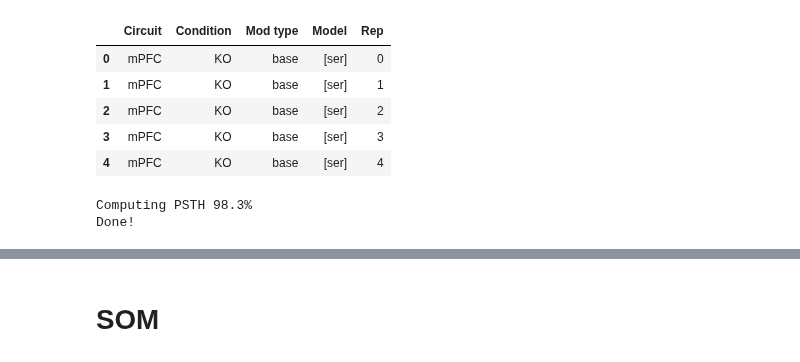
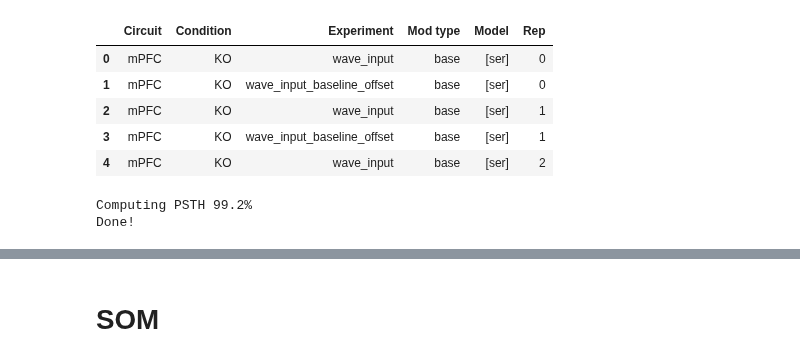
Before and after one commit to nauralcodinglab/raphegif, a Jupyter notebook: figs/scripts/writeup/illustrate_wave.ipynb, the cells around one changed output, grey strips where cells are left out. Cells and saved outputs as stored; diff of their text form; code cells hidden in the pictures.

```diff
--- a/figs/scripts/writeup/illustrate_wave.ipynb
+++ b/figs/scripts/writeup/illustrate_wave.ipynb
@@ -33,47 +33,50 @@ def infer_gaba_condition(dir_name):
         raise ValueError('Unrecognized GABA condition {}'.format(dir_name))
     return condition
 # %%
-DATA_PATH = os.path.join('data', 'simulations', 'GIF_network', 'wave_input')
+DATA_PATH = os.path.join('data', 'simulations', 'GIF_network')
 
-sim_dict = {'Circuit': [], 'Mod type': [], 'Condition': [], 'Rep': [], 'Model': []}
+sim_dict = {'Circuit': [], 'Mod type': [], 'Condition': [], 'Rep': [], 'Model': [], 'Experiment': []}
 
+experiments = ['wave_input', 'wave_input_baseline_offset']
 network_models = [
     'DRN_subsample_base',
     'mPFC_base'
 ]
 
-for network_model in network_models:
-    for gaba_condition in os.listdir(os.path.join(DATA_PATH, network_model)):
-        for fname in os.listdir(os.path.join(DATA_PATH, network_model, gaba_condition)):
-            if fname.endswith(('hdf5', 'h5')):
+for experiment in experiments:
+    for network_model in network_models:
+        for gaba_condition in os.listdir(os.path.join(DATA_PATH, experiment, network_model)):
+            for fname in os.listdir(os.path.join(DATA_PATH, experiment, network_model, gaba_condition)):
+                if fname.endswith(('hdf5', 'h5')):
 
-                sim_dict['Circuit'].append(
-                    re.search(r'(DRN|mPFC)_(.*)', network_model).groups()[-2]
-                )
-                sim_dict['Mod type'].append(
-                    re.search(r'(DRN|mPFC)_(.*)', network_model).groups()[-1]
-                )
-                sim_dict['Condition'].append(infer_gaba_condition(gaba_condition))
-                sim_dict['Rep'].append(
-                    int(re.search(r'rep([0-9]+)', fname).groups()[-1])
-                )
-                sim_dict['Model'].append(
-                    GIFnet_Simulation(
-                        os.path.join(DATA_PATH, network_model, gaba_condition, fname),
-                        mode = 'r'
+                    sim_dict['Experiment'].append(experiment)
+                    sim_dict['Circuit'].append(
+                        re.search(r'(DRN|mPFC)_(.*)', network_model).groups()[-2]
                     )
-                )
+                    sim_dict['Mod type'].append(
+                        re.search(r'(DRN|mPFC)_(.*)', network_model).groups()[-1]
+                    )
+                    sim_dict['Condition'].append(infer_gaba_condition(gaba_condition))
+                    sim_dict['Rep'].append(
+                        int(re.search(r'rep([0-9]+)', fname).groups()[-1])
+                    )
+                    sim_dict['Model'].append(
+                        GIFnet_Simulation(
+                            os.path.join(DATA_PATH, experiment, network_model, gaba_condition, fname),
+                            mode = 'r'
+                        )
+                    )
 
 sim_df = pd.DataFrame(sim_dict).sort_values(['Mod type', 'Condition', 'Rep'])
 sim_df.reset_index(inplace=True, drop=True)
 sim_df.head()
 # %% [output]
-|  | Circuit | Condition | Mod type | Model | Rep |
-| 0 | mPFC | KO | base | [ser] | 0 |
-| 1 | mPFC | KO | base | [ser] | 1 |
-| 2 | mPFC | KO | base | [ser] | 2 |
-| 3 | mPFC | KO | base | [ser] | 3 |
-| 4 | mPFC | KO | base | [ser] | 4 |
+|  | Circuit | Condition | Experiment | Mod type | Model | Rep |
+| 0 | mPFC | KO | wave_input | base | [ser] | 0 |
+| 1 | mPFC | KO | wave_input_baseline_offset | base | [ser] | 0 |
+| 2 | mPFC | KO | wave_input | base | [ser] | 1 |
+| 3 | mPFC | KO | wave_input_baseline_offset | base | [ser] | 1 |
+| 4 | mPFC | KO | wave_input | base | [ser] | 2 |
 # %%
 sim_df['Principal PSTH'] = None
 sim_df['Principal PSTH'] = sim_df['Principal PSTH'].astype(object)
@@ -119,6 +128,6 @@ for i in range(sim_df.shape[0]):
 
 print('\nDone!')
 # %% [output]
-Computing PSTH 98.3%
+Computing PSTH 99.2%
 Done!
 # %%
```
Also changed, not shown: parts of 18 cells of this notebook, 1 other file.
